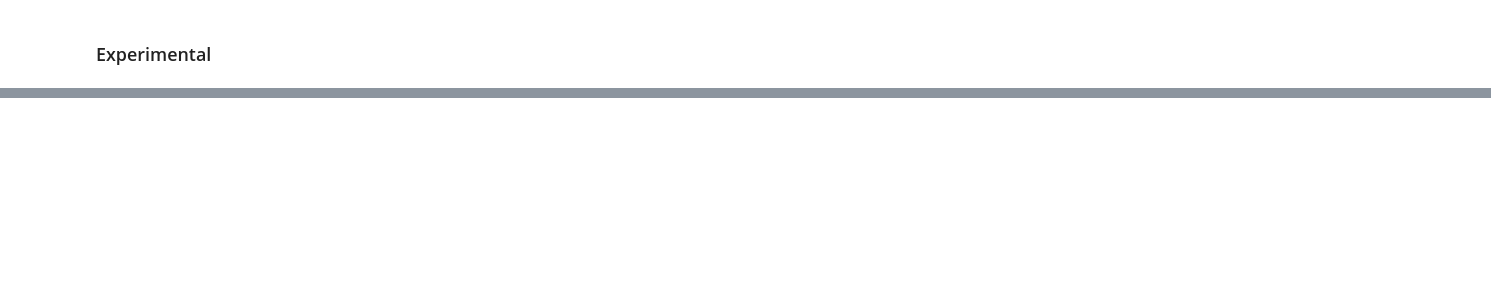
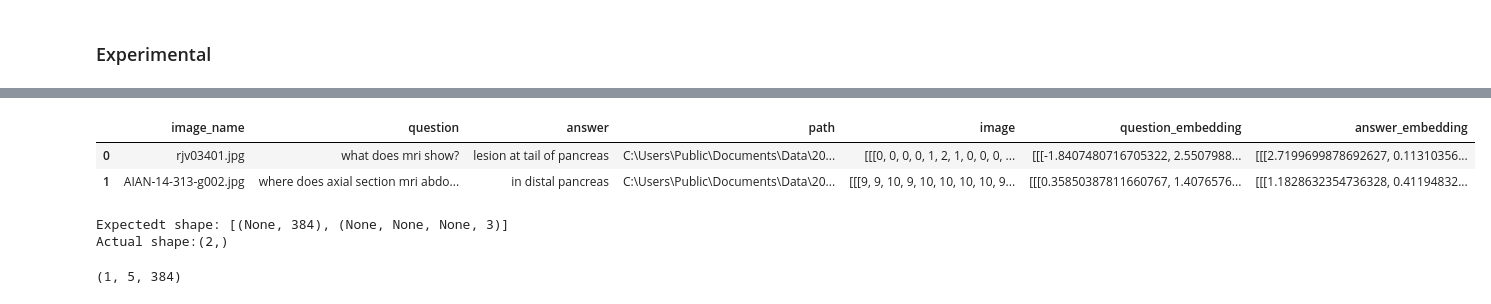
Before and after one commit to turner11/VQA-MED, a Jupyter notebook: VQA-MED/Cognitive-LUIS-Windows-master/Sample/VQA.Python/VQA_Final_project.ipynb, the cells around one changed output, grey strips where cells are left out. Saved outputs shown, nothing was run; the diff lists cells and outputs as text; code cells hidden in the pictures; blank space fills up the shorter version.

```diff
--- a/VQA-MED/Cognitive-LUIS-Windows-master/Sample/VQA.Python/VQA_Final_project.ipynb
+++ b/VQA-MED/Cognitive-LUIS-Windows-master/Sample/VQA.Python/VQA_Final_project.ipynb
@@ -253,10 +188,0 @@ Otherwise - calculate it
-# %%
-if os.path.exists(embedding_matrix_filename):
-    logger.debug("Embedding Data already exists. Loading...")
-    with h5py.File(embedding_matrix_filename) as f:
-        embedding_train = np.array(f['embedding_matrix'])
-else:
-    logger.debug("Calculating Embedding...")
-    embedding_train = prepare_embeddings(meta_train)
-
-embedding_matrix = embedding_train
@@ -360,26 +268,21 @@ from keras import Model, models, Input, callbacks
 from keras.utils import plot_model, to_categorical
 from keras.layers import Dense, Embedding, LSTM, BatchNormalization#, GlobalAveragePooling2D, Merge, Flatten
 
-def get_vqa_model(embedding_data=None):
-        embedding_matrix = embedding_data.embedding_matrix
-        num_words = embedding_data.num_words
-        num_classes = embedding_data.num_classes
-
+def get_vqa_model(meta):
         DENSE_UNITS = 1000
         DENSE_ACTIVATION = 'relu'
 
         OPTIMIZER = 'rmsprop'
         LOSS = 'categorical_crossentropy'
         METRICS = 'accuracy'
-
+        num_classes = len(meta['ix_to_ans'].keys())
         image_model, lstm_model, fc_model = None, None, None
         try:
 
             lstm_input_tensor = Input(shape=(embedding_dim,), name='embedding_input')
 
             logger.debug("Getting embedding (lstm model)")
-            lstm_model = word_2_vec_model(embedding_matrix=embedding_matrix, num_words=num_words, embedding_dim=embedding_dim,
-                                               seq_length=seq_length, input_tensor=lstm_input_tensor)
+            lstm_model = word_2_vec_model(input_tensor=lstm_input_tensor)
 
             logger.debug("Getting image model")
             out_put_dim = lstm_model.shape[-1].value
@@ -393,7 +296,7 @@ def get_vqa_model(embedding_data=None):
             fc_tensors = BatchNormalization()(fc_tensors)
             fc_tensors = Dense(units=num_classes, activation='softmax')(fc_tensors)
 
-            fc_model = Model(input=[lstm_input_tensor, image_input_tensor], output=fc_tensors)
+            fc_model = Model(inputs=[lstm_input_tensor, image_input_tensor], output=fc_tensors)
             fc_model.compile(optimizer=OPTIMIZER, loss=LOSS, metrics=[METRICS])
         except Exception as ex:
             logger.error("Got an error while building vqa model:\n{0}".format(ex))
@@ -409,6 +312,6 @@ def get_vqa_model(embedding_data=None):
 
         return fc_model
 
-model = get_vqa_model(embedding_data=embedding_train)
+model = get_vqa_model(meta_train)
 model
 # %% [output]
@@ -613,0 +473,5 @@ NameError: name 'keras_backend' is not defined
+# %%
+logger.debug("Save the data")
+image_name_question = image_name_question.head(2)
+image_name_question.to_hdf('model_input.h5', key='df')
+# store = HDFStore('model_input.h5')
@@ -613,0 +480,11 @@ NameError: name 'keras_backend' is not defined
+# %%
+
+if image_name_question is None:
+    logger.debug("Load the data")
+    from pandas import HDFStore
+    store = HDFStore('model_input.h5')
+    image_name_question = store['df']
+
+logger.debug(f"Shape: {image_name_question.shape}")
+image_name_question.head(2)
+# %% [output]
@@ -613,0 +492,3 @@ NameError: name 'keras_backend' is not defined
+|  | image_name | question | answer | path | image | question_embedding | answer_embedding |
+| 0 | rjv03401.jpg | what does mri show? | lesion at tail of pancreas | C:\Users\Public\Documents\Data\20... | [[[0, 0, 0, 0, 1, 2, 1, 0, 0, 0, ... | [[[-1.8407480716705322, 2.5507988... | [[[2.7199699878692627, 0.11310356... |
+| 1 | AIAN-14-313-g002.jpg | where does axial section mri abdo... | in distal pancreas | C:\Users\Public\Documents\Data\20... | [[[9, 9, 10, 9, 10, 10, 10, 10, 9... | [[[0.35850387811660767, 1.4076576... | [[[1.1828632354736328, 0.41194832... |
@@ -613,0 +503,20 @@ NameError: name 'keras_backend' is not defined
+# %%
+model.input_layers
+model.input_layers_node_indices
+model.input_layers_tensor_indices
+model.input_mask
+model.input_names
+
+
+model.inputs
+model.input
+model.input_spec
+print(f'Expectedt shape: {model.input_shape}')
+print(f'Actual shape:{train_features.shape}')
+# model.input_shape, np.concatenate(train_features).shape
+model.input_shape, train_features[0].shape,  train_features[1].shape
+image_name_question['question_embedding'][0].shape
+# %% [output]
+Expectedt shape: [(None, 384), (None, None, None, 3)]
+Actual shape:(2,)
+(1, 5, 384)
```
Also changed, not shown: parts of 23 cells of this notebook, 2 other files.
